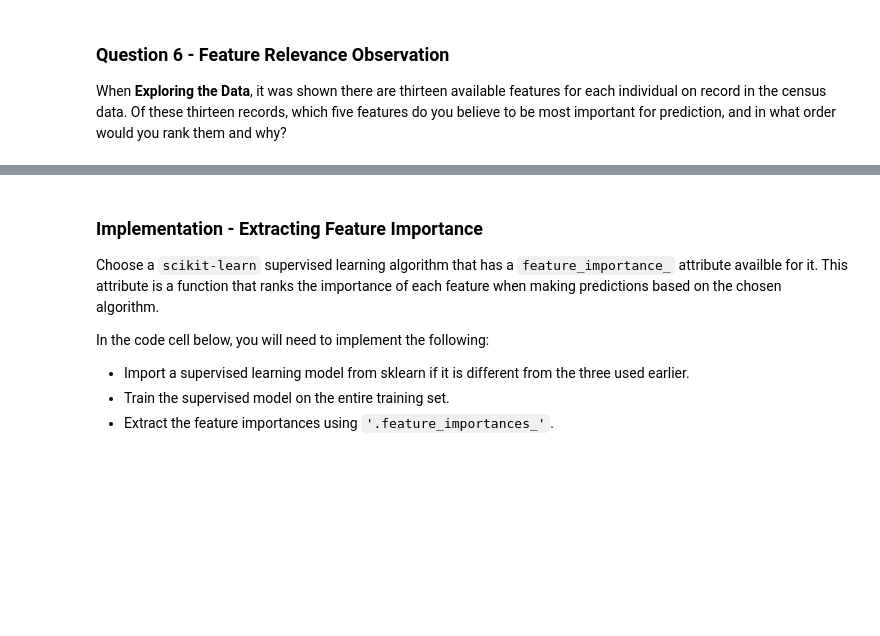
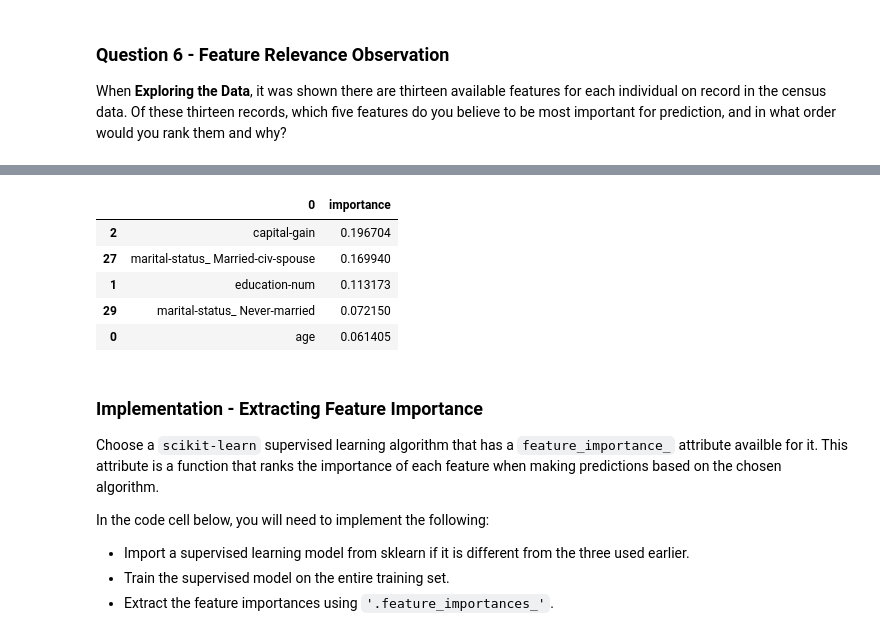
Before and after one commit to HajimeK/machine-learning, a Jupyter notebook: projects/finding_donors/finding_donors.ipynb, the cells around one changed output, grey strips where cells are left out. Cells and saved outputs as stored; diff of their text form; code cells hidden in the pictures; blank space fills up the shorter version.

```diff
--- a/projects/finding_donors/finding_donors.ipynb
+++ b/projects/finding_donors/finding_donors.ipynb
@@ -500,22 +500,24 @@ Fine tune the chosen model. Use grid search (`GridSearchCV`) with at least one i
 **Note:** Depending on the algorithm chosen and the parameter list, the following implementation may take some time to run!
 # %%
 # TODO: Import 'GridSearchCV', 'make_scorer', and any other necessary libraries
+from sklearn.model_selection import GridSearchCV
+from sklearn.metrics import fbeta_score, make_scorer
 
 # TODO: Initialize the classifier
-clf = None
+clf = RandomForestClassifier()
 
 # TODO: Create the parameters list you wish to tune, using a dictionary if needed.
 # HINT: parameters = {'parameter_1': [value1, value2], 'parameter_2': [value1, value2]}
-parameters = None
+parameters = {'n_estimators':range(3,11), 'max_depth':range(3,15), 'min_samples_split':range(2,5)}
 
 # TODO: Make an fbeta_score scoring object using make_scorer()
-scorer = None
+scorer = make_scorer(fbeta_score, beta=0.5)
 
 # TODO: Perform grid search on the classifier using 'scorer' as the scoring method using GridSearchCV()
-grid_obj = None
+grid_obj = GridSearchCV(clf, parameters, scorer)
 
 # TODO: Fit the grid search object to the training data and find the optimal parameters using fit()
-grid_fit = None
+grid_fit = grid_obj.fit(X_train, y_train)
 
 # Get the estimator
 best_clf = grid_fit.best_estimator_
@@ -563,3 +608,14 @@ When **Exploring the Data**, it was shown there are thirteen available features
+# %%
+df_features_contribution = pd.DataFrame(features_final.columns)
+df_features_contribution["importance"] = best_clf.feature_importances_
+df_features_contribution.sort_values("importance", ascending=False).head(5)
+# %% [output]
+|  | 0 | importance |
+| 2 | capital-gain | 0.196704 |
+| 27 | marital-status_ Married-civ-spouse | 0.169940 |
+| 1 | education-num | 0.113173 |
+| 29 | marital-status_ Never-married | 0.072150 |
+| 0 | age | 0.061405 |
 # %% [markdown]
 ### Implementation - Extracting Feature Importance
 Choose a `scikit-learn` supervised learning algorithm that has a `feature_importance_` attribute availble for it. This attribute is a function that ranks the importance of each feature when making predictions based on the chosen algorithm.
```
Also changed, not shown: parts of 22 cells of this notebook, 1 other file.
